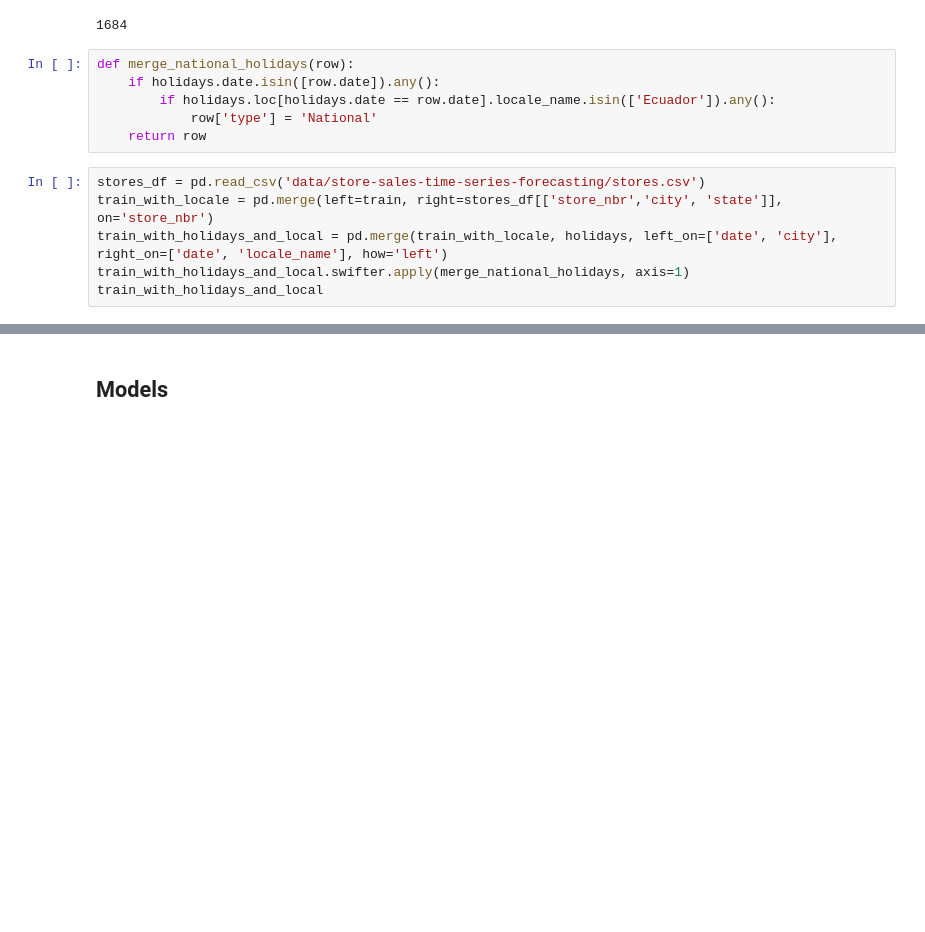
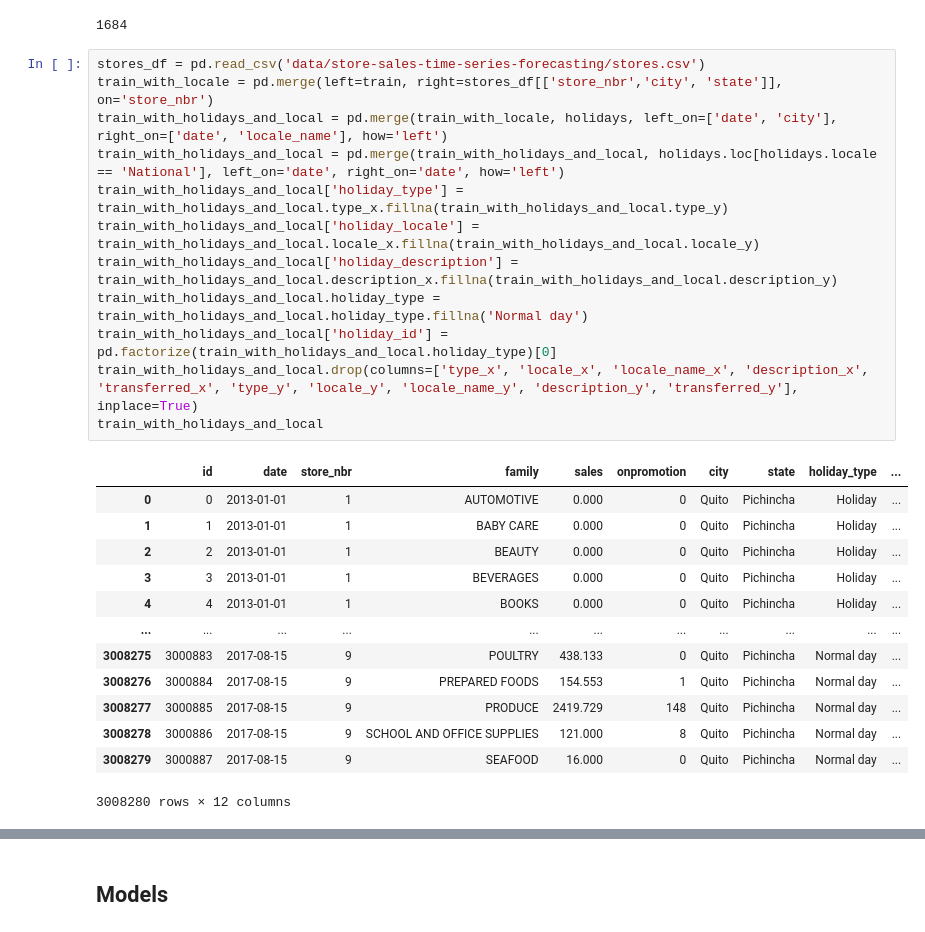
Before and after one commit to lkno0705/IndustrialApplicationsofAI, a Jupyter notebook: secondary-sector/practical-supply-chain-management/Sales-Forecasting.ipynb, the cells around one changed output, grey strips where cells are left out. Drawn from its saved outputs; the diff is of its cells as text; blank space fills up the shorter version.

```diff
--- a/secondary-sector/practical-supply-chain-management/Sales-Forecasting.ipynb
+++ b/secondary-sector/practical-supply-chain-management/Sales-Forecasting.ipynb
@@ -242,15 +242,29 @@ len(holidays.date.unique())
 len(train.date.unique())
 # %% [output]
 1684
-# %%
-def merge_national_holidays(row):
-    if holidays.date.isin([row.date]).any():
-        if holidays.loc[holidays.date == row.date].locale_name.isin(['Ecuador']).any():
-            row['type'] = 'National'
-    return row
 # %%
 stores_df = pd.read_csv('data/store-sales-time-series-forecasting/stores.csv')
 train_with_locale = pd.merge(left=train, right=stores_df[['store_nbr','city', 'state']], on='store_nbr')
 train_with_holidays_and_local = pd.merge(train_with_locale, holidays, left_on=['date', 'city'], right_on=['date', 'locale_name'], how='left')
-train_with_holidays_and_local.swifter.apply(merge_national_holidays, axis=1)
+train_with_holidays_and_local = pd.merge(train_with_holidays_and_local, holidays.loc[holidays.locale == 'National'], left_on='date', right_on='date', how='left')
+train_with_holidays_and_local['holiday_type'] = train_with_holidays_and_local.type_x.fillna(train_with_holidays_and_local.type_y)
+train_with_holidays_and_local['holiday_locale'] = train_with_holidays_and_local.locale_x.fillna(train_with_holidays_and_local.locale_y)
+train_with_holidays_and_local['holiday_description'] = train_with_holidays_and_local.description_x.fillna(train_with_holidays_and_local.description_y)
+train_with_holidays_and_local.holiday_type = train_with_holidays_and_local.holiday_type.fillna('Normal day')
+train_with_holidays_and_local['holiday_id'] = pd.factorize(train_with_holidays_and_local.holiday_type)[0]
+train_with_holidays_and_local.drop(columns=['type_x', 'locale_x', 'locale_name_x', 'description_x', 'transferred_x', 'type_y', 'locale_y', 'locale_name_y', 'description_y', 'transferred_y'], inplace=True)
 train_with_holidays_and_local
+# %% [output]
+|  | id | date | store_nbr | family | sales | onpromotion | city | state | holiday_type | ... |
+| 0 | 0 | 2013-01-01 | 1 | AUTOMOTIVE | 0.000 | 0 | Quito | Pichincha | Holiday | ... |
+| 1 | 1 | 2013-01-01 | 1 | BABY CARE | 0.000 | 0 | Quito | Pichincha | Holiday | ... |
+| 2 | 2 | 2013-01-01 | 1 | BEAUTY | 0.000 | 0 | Quito | Pichincha | Holiday | ... |
+| 3 | 3 | 2013-01-01 | 1 | BEVERAGES | 0.000 | 0 | Quito | Pichincha | Holiday | ... |
+| 4 | 4 | 2013-01-01 | 1 | BOOKS | 0.000 | 0 | Quito | Pichincha | Holiday | ... |
+| ... | ... | ... | ... | ... | ... | ... | ... | ... | ... | ... |
+| 3008275 | 3000883 | 2017-08-15 | 9 | POULTRY | 438.133 | 0 | Quito | Pichincha | Normal day | ... |
+| 3008276 | 3000884 | 2017-08-15 | 9 | PREPARED FOODS | 154.553 | 1 | Quito | Pichincha | Normal day | ... |
+| 3008277 | 3000885 | 2017-08-15 | 9 | PRODUCE | 2419.729 | 148 | Quito | Pichincha | Normal day | ... |
+| 3008278 | 3000886 | 2017-08-15 | 9 | SCHOOL AND OFFICE SUPPLIES | 121.000 | 8 | Quito | Pichincha | Normal day | ... |
+| 3008279 | 3000887 | 2017-08-15 | 9 | SEAFOOD | 16.000 | 0 | Quito | Pichincha | Normal day | ... |
+3008280 rows × 12 columns
```
Also changed, not shown: parts of 3 cells of this notebook.
